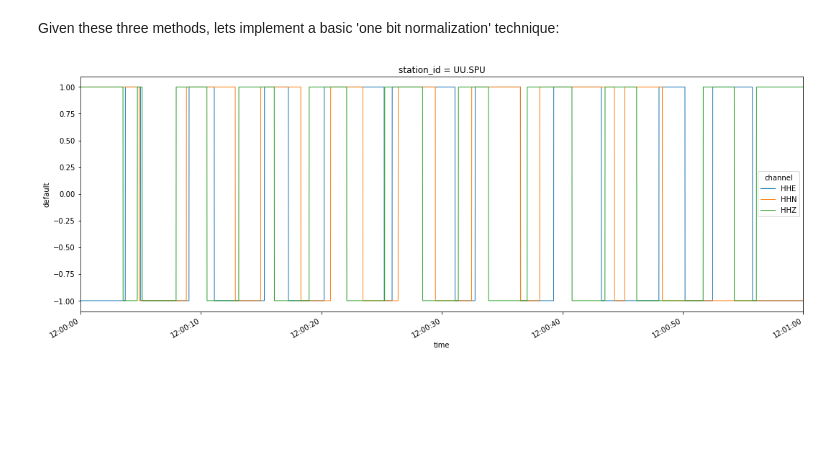
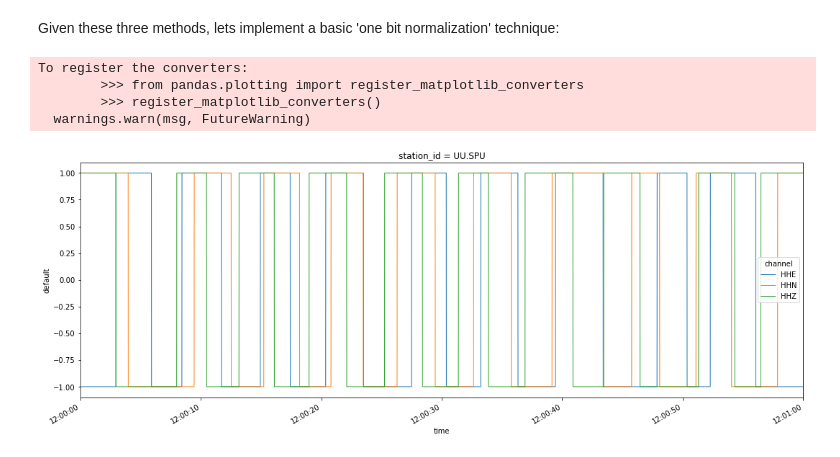
Before and after one commit to uofuseismo/anxcor, a Jupyter notebook: example_notebooks/anxcor_processing/Anxcor_Processing_Part_IV.ipynb, the cells around one changed output. Drawn from its saved outputs; the diff is of its cells as text; code cells hidden in the pictures; blank space fills up the shorter version.

```diff
--- a/example_notebooks/anxcor_processing/Anxcor_Processing_Part_IV.ipynb
+++ b/example_notebooks/anxcor_processing/Anxcor_Processing_Part_IV.ipynb
@@ -131,38 +131,46 @@ class XArrayOneBit(XArrayProcessor):
     """
 
     def __init__(self,**kwargs):
         super().__init__(**kwargs)
 
-    def _single_thread_execute(self, xarray: xr.DataArray,*args, **kwargs):
+    def _launch_process(self, xarray: xr.DataArray,*args, **kwargs):
         return np.sign(xarray)
 
     def _add_operation_string(self):
         return 'one-bit-norm'
 
     def _get_process(self):
         return 'one-bit-norm'
 
 from anxcor.xarray_routines import XArrayConverter
 from obspy.clients.fdsn import Client
+from anxcor.anxcor_utils import remove_response
 from obspy.core import UTCDateTime
 import matplotlib.pyplot as plt
 %matplotlib inline
 
 client = Client("IRIS")
 t  = UTCDateTime("2018-12-25 12:00:00").timestamp
-st = client.get_waveforms("UU", "SPU", "*", "H*", t,t+ 60,attach_response=True)
-pre_filt = (0.003, 0.005, 40.0, 45.0)
-st.remove_response(output='DISP', pre_filt=pre_filt)
+st = client.get_waveforms("UU", "SPU", "*", "H*", t, t + 60,attach_response=True)
+st.detrend(type='linear')
+st.detrend(type='constant')
+st.taper(0.05)
+pre_filt = (0.03, 0.05, 40.0, 45.0)
+st=remove_response(st, output='DISP', pre_filt=pre_filt)
 converter = XArrayConverter()
 onebitter = XArrayOneBit()
 xarray_data = converter(st)
 onebit_data = onebitter(xarray_data)
 xarray_squeezed = onebit_data.squeeze()
 xarray_squeezed.plot.line(x='time',aspect=3, size=6,linewidth=1)
 plt.gca().autoscale(enable=True, axis='x', tight=True)
 plt.show()
 # %% [output]
+To register the converters:
+        >>> from pandas.plotting import register_matplotlib_converters
+        >>> register_matplotlib_converters()
+  warnings.warn(msg, FutureWarning)
-[figure, old version]
+[figure, new version]
 # %% [markdown]
 ### Anxcor Data Tasks
 
```
Also changed, not shown: parts of 9 cells of this notebook, 2 other files.
